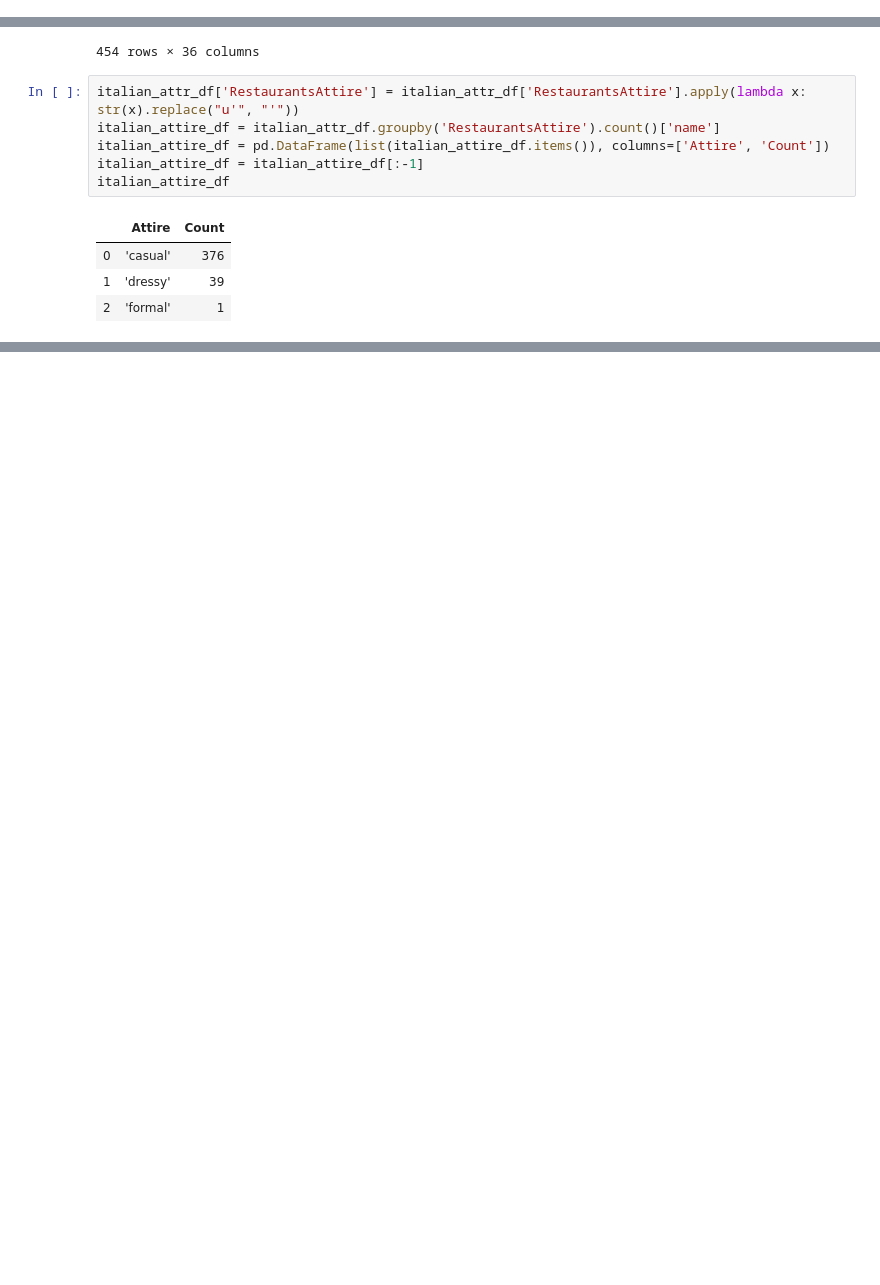
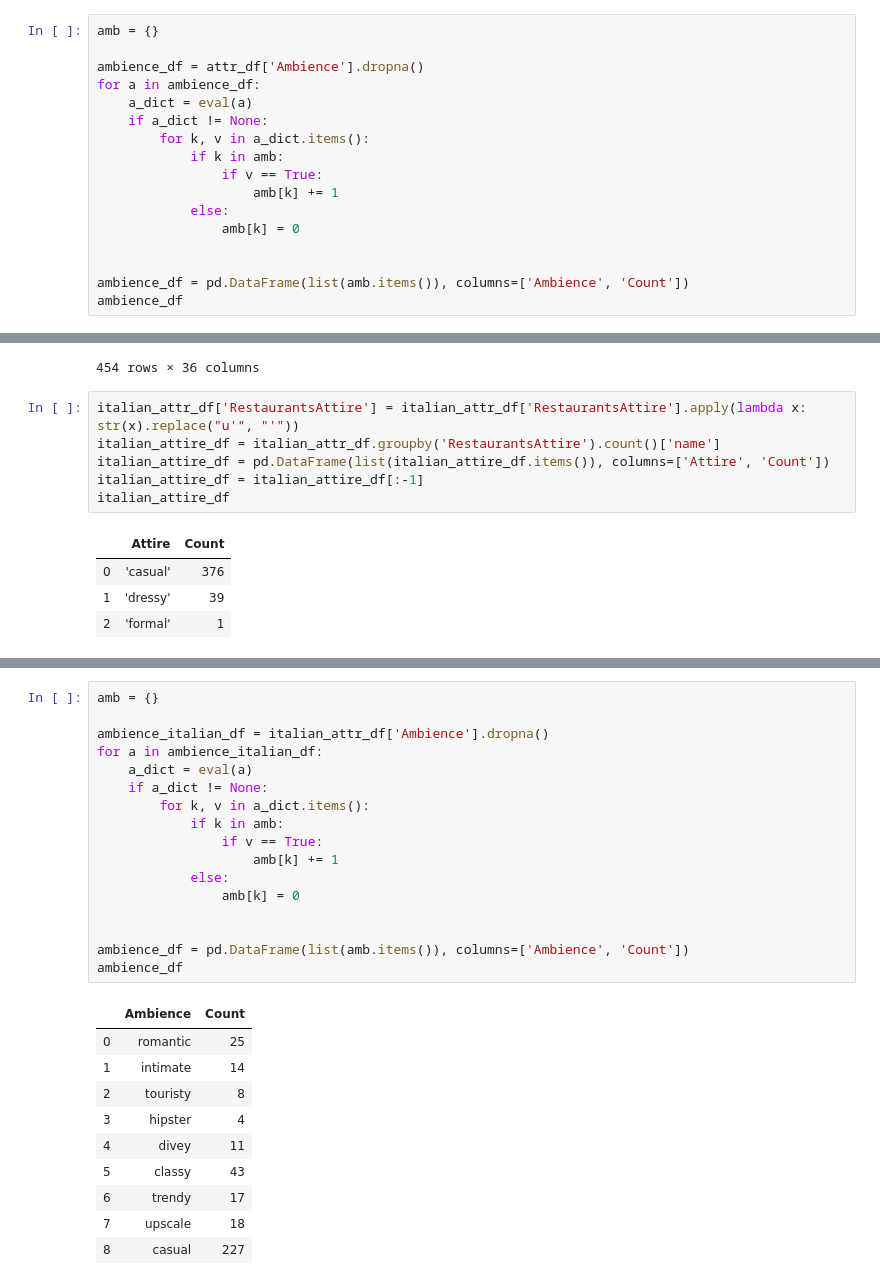
Before and after one commit to yueweng/restaurant-reviews, a Jupyter notebook: project.ipynb, the cells around one changed output, grey strips where cells are left out. Drawn from its saved outputs; the diff is of its cells as text; blank space fills up the shorter version.

```diff
--- a/project.ipynb
+++ b/project.ipynb
@@ -941,0 +928,17 @@ ambience_df
+# %%
+amb = {}
+
+ambience_df = attr_df['Ambience'].dropna()
+for a in ambience_df:
+    a_dict = eval(a)
+    if a_dict != None:
+        for k, v in a_dict.items():
+            if k in amb:
+                if v == True:
+                    amb[k] += 1
+            else:
+                amb[k] = 0
+
+
+ambience_df = pd.DataFrame(list(amb.items()), columns=['Ambience', 'Count'])
+ambience_df
@@ -1432,0 +1472,28 @@ plt.savefig('images/dress_code_las_vegas.png', bbox_inches = "tight")
+# %%
+amb = {}
+
+ambience_italian_df = italian_attr_df['Ambience'].dropna()
+for a in ambience_italian_df:
+    a_dict = eval(a)
+    if a_dict != None:
+        for k, v in a_dict.items():
+            if k in amb:
+                if v == True:
+                    amb[k] += 1
+            else:
+                amb[k] = 0
+
+
+ambience_df = pd.DataFrame(list(amb.items()), columns=['Ambience', 'Count'])
+ambience_df
+# %% [output]
+|  | Ambience | Count |
+| 0 | romantic | 25 |
+| 1 | intimate | 14 |
+| 2 | touristy | 8 |
+| 3 | hipster | 4 |
+| 4 | divey | 11 |
+| 5 | classy | 43 |
+| 6 | trendy | 17 |
+| 7 | upscale | 18 |
+| 8 | casual | 227 |
```
Also changed, not shown: parts of 6 cells of this notebook, 5 other files.
